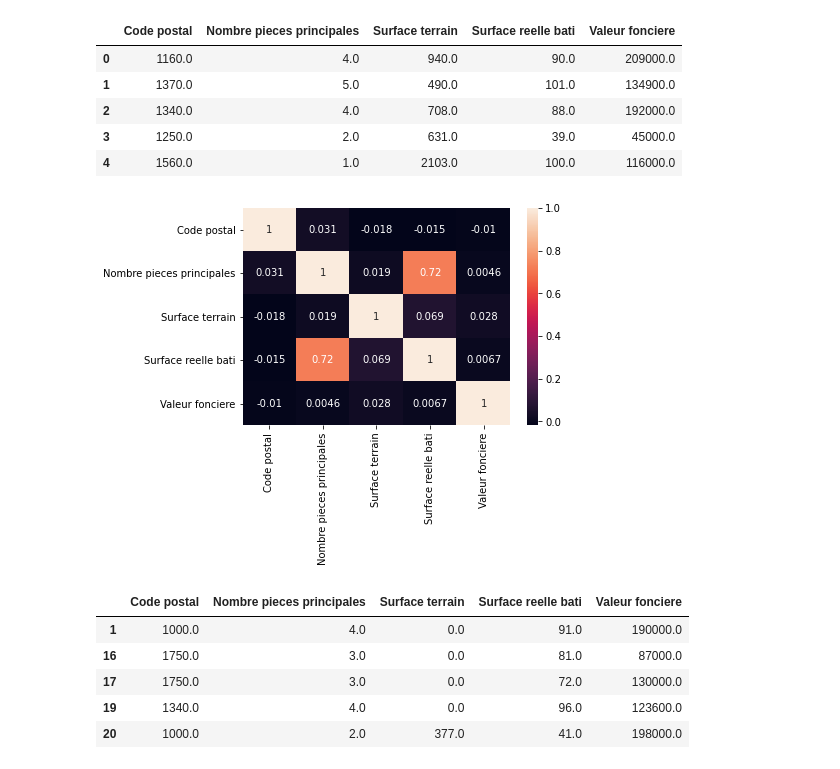
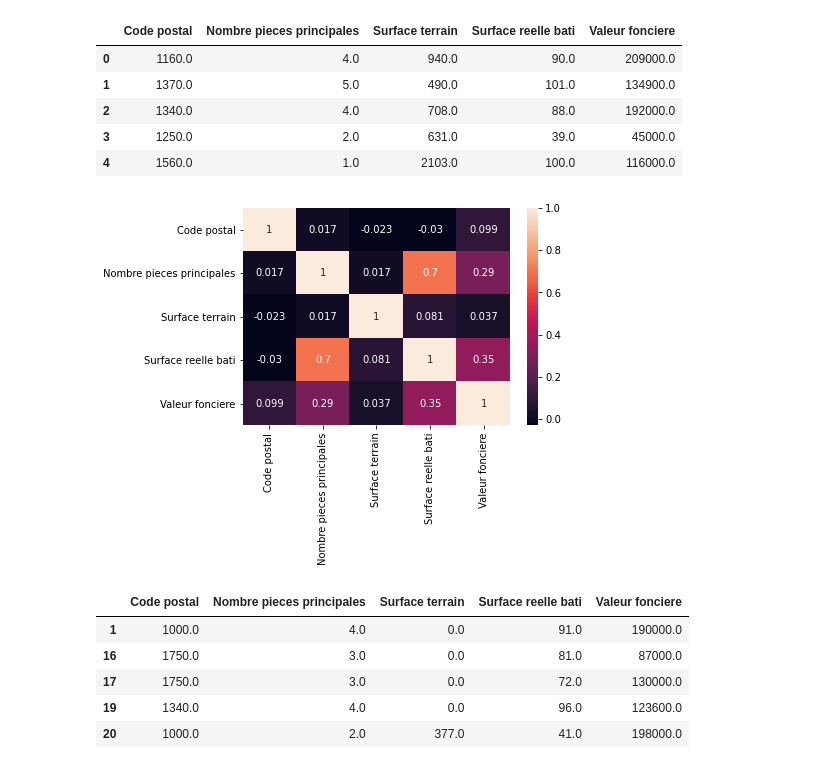
Before and after one commit to Twizzle1997/Immothep, a Jupyter notebook: src/notebook.ipynb, the cells around one changed output. Saved outputs shown, nothing was run; the diff lists cells and outputs as text; code cells hidden in the pictures.

```diff
--- a/src/notebook.ipynb
+++ b/src/notebook.ipynb
@@ -276,11 +225,11 @@ Nous avons donc choisi de ne pas l'utiliser sur l'ensemble du dataset.
 | 3 | 1250.0 | 2.0 | 631.0 | 39.0 | 45000.0 |
 | 4 | 1560.0 | 1.0 | 2103.0 | 100.0 | 116000.0 |
 # %%
-corrMatrix = maisons2019.corr()
+corrMatrix = maisonsfinal.corr()
 sn.heatmap(corrMatrix, annot=True)
 plt.show()
 # %% [output]
-[figure, old version]
+[figure, new version]
 # %%
 # anomaly2 = predictor.isolationforest(appart2019)
 # appartmerge = appart2019.merge(anomaly2["anomaly"], how="left", right_index=True, left_index=True)
```
Also changed, not shown: parts of 46 cells of this notebook, 2 other files.
